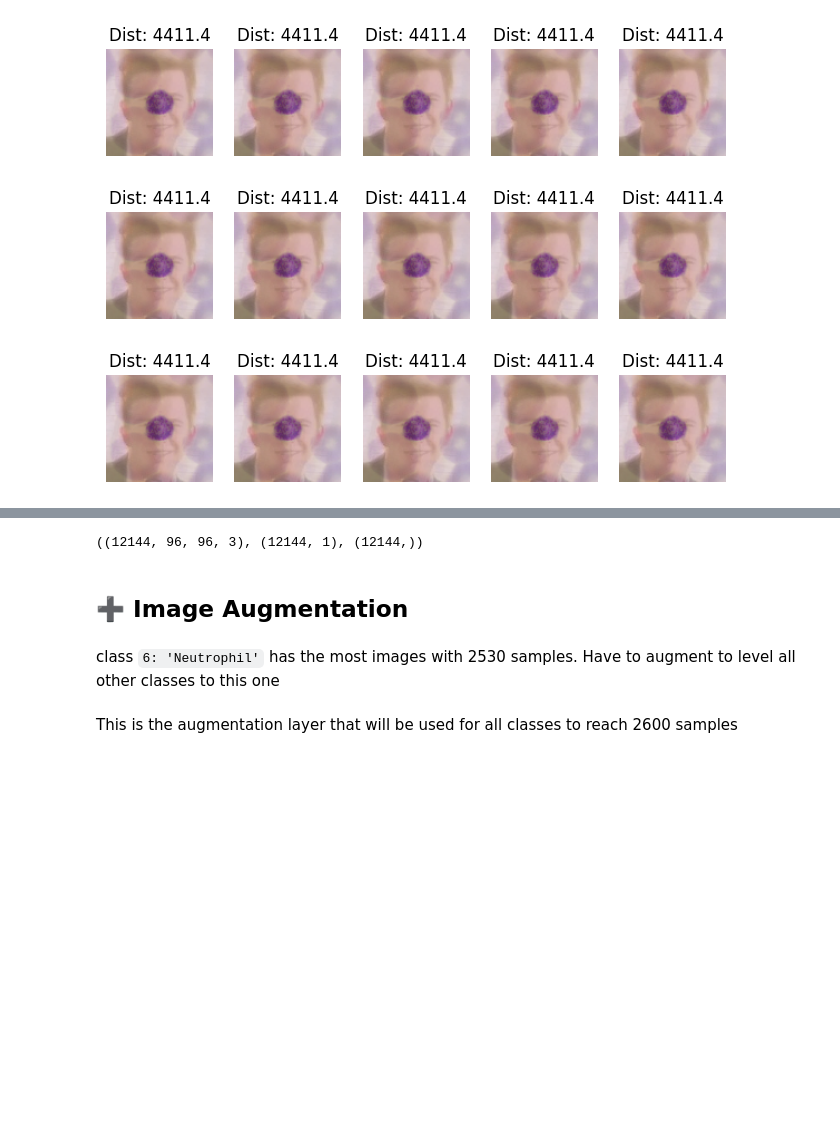
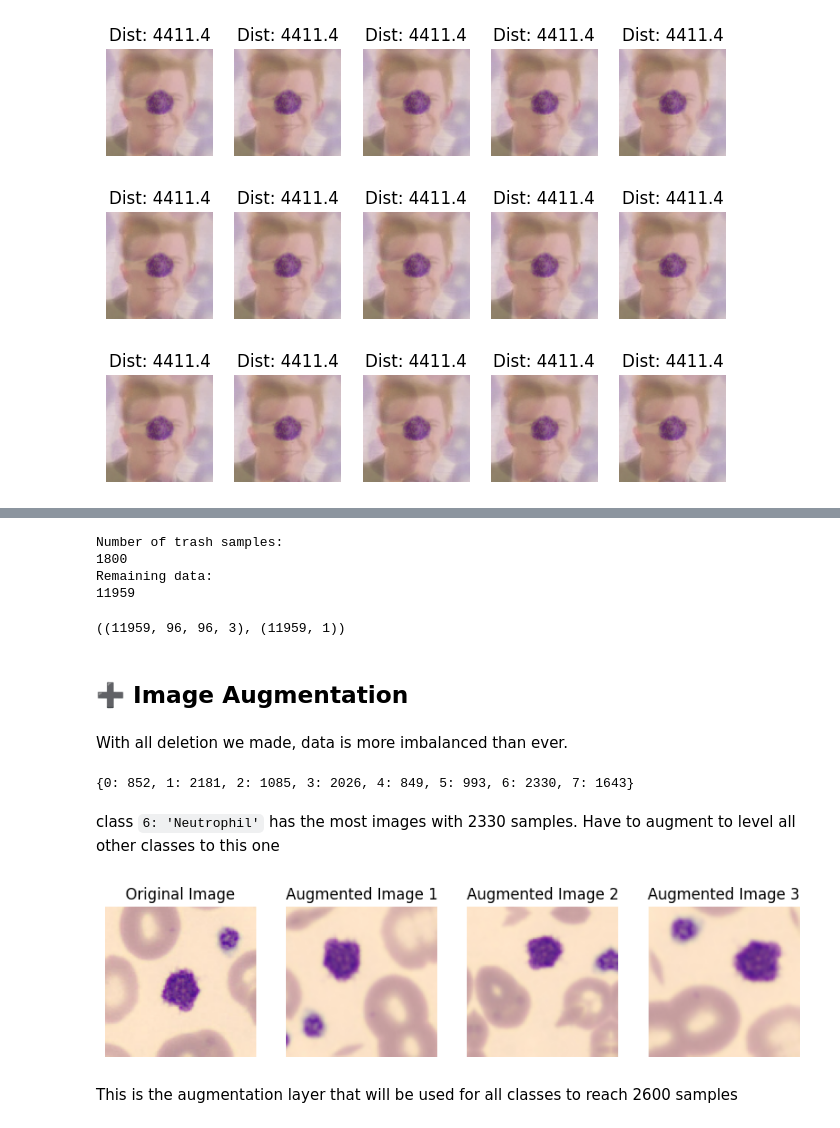
Before and after one commit to sissamatteo29/ANN_Cell_Classification, a Jupyter notebook: data_wrangling.ipynb, the cells around one changed output, grey strips where cells are left out. Drawn from its saved outputs; the diff is of its cells as text; code cells hidden in the pictures; blank space fills up the shorter version.

Commit message:
Data wrangling finished

```diff
--- a/data_wrangling.ipynb
+++ b/data_wrangling.ipynb
@@ -131,10 +129,3 @@ Distances of the outliers: [11194.34709185 11194.34709185 11194.34709185 11194.3
  11194.34709185 11194.34709185 11194.34709185 11194.34709185
  11194.34709185 11194.34709185 11194.34709185 11194.34709185]
 11194
-# %%
-# Identify the samples which distance is less than the outlier distance
-close_indices = np.where(distances < sherk_distance)[0]
-distances = distances[close_indices]
-
-print("Number of trash samples:")
-print(x.shape[0] - close_indices.shape[0])
@@ -195,22 +189,46 @@ for i,idx in enumerate(rick_indices):
+# %%
+# Identify the samples which distance is less than the outlier distance
+ricks = np.where((distances > rick_distance) & (distances < rick_distance+1))[0]
+shreks = np.where((distances > sherk_distance) & (distances < sherk_distance+1))[0]
+
+# memes indices
+meme_indices = np.concatenate([ricks, shreks])
+
+print("Number of trash samples:")
+print(meme_indices.shape[0])
+
+print("Remaining data:")
+print(x.shape[0] - meme_indices.shape[0])
+# %% [output]
+Number of trash samples:
+1800
+Remaining data:
+11959
 # %%
-# Delete the ricks
-x_clean = np.delete(x_clean, rick_indices, axis=0)
-y_clean = np.delete(y_clean, rick_indices, axis=0)
-distances = np.delete(distances, rick_indices, axis=0)
+# keep only the clean samples from x and y
+x_clean = np.delete(x, meme_indices, axis=0)
+y_clean = np.delete(y, meme_indices, axis=0)
 
-x_clean.shape, y_clean.shape, distances.shape
+x_clean.shape, y_clean.shape
 # %% [output]
-((12144, 96, 96, 3), (12144, 1), (12144,))
+((11959, 96, 96, 3), (11959, 1))
 # %%
 # Normalize data to the range [0, 1]
-x = (x / 255).astype('float32')
+x_clean = (x_clean / 255).astype('float32')
 # %% [markdown]
 ## ➕ Image Augmentation
+# %% [markdown]
+With all deletion we made, data is more imbalanced than ever.
 # %%
-print(labels_dict)
-np.unique(y, return_counts=True)
+class_count_clean = {}
+for i in labels_dict:
+    class_count_clean[i] = np.unique(y_clean, return_counts=True)[1][i]
+
+class_count_clean
+# %% [output]
+{0: 852, 1: 2181, 2: 1085, 3: 2026, 4: 849, 5: 993, 6: 2330, 7: 1643}
 # %% [markdown]
-class `6: 'Neutrophil'` has the most images with 2530 samples. Have to augment to level all other classes to this one
+class `6: 'Neutrophil'` has the most images with 2330 samples. Have to augment to level all other classes to this one
 # %%
 # Define a sequential model for image augmentation
 augmentation = tf.keras.Sequential([
@@ -224,34 +242,36 @@ augmentation = tf.keras.Sequential([
 ], name='Augmentation')
 
 # Set up the figure and grid layout for displaying images
 fig, axs = plt.subplots(1, 4, figsize=(10, 10))
 
-img = x[0] # Select the first image from the dataset for example
+img = x_clean[0] # Select the first image from the dataset for example
 
 # Display the original image
 axs[0].imshow(img)
 axs[0].axis('off')
 axs[0].set_title('Original Image')
 
 # Apply augmentation and display the first augmented image
 augmented_img = np.clip(augmentation(img), 0., 1.)
 axs[1].imshow(augmented_img)
 axs[1].axis('off')
 axs[1].set_title('Augmented Image 1')
 
 # Apply augmentation and display the second augmented image
 augmented_img = np.clip(augmentation(img), 0., 1.)
 axs[2].imshow(augmented_img)
 axs[2].axis('off')
 axs[2].set_title('Augmented Image 2')
 
 # Apply augmentation and display the third augmented image
 augmented_img = np.clip(augmentation(img), 0., 1.)
 axs[3].imshow(augmented_img)
 axs[3].axis('off')
 axs[3].set_title('Augmented Image 3')
 
 plt.show()
+# %% [output]
+[figure, added]
 # %% [markdown]
 This is the augmentation layer that will be used for all classes to reach 2600 samples
 # %%
```
Also changed, not shown: parts of 19 cells of this notebook.
